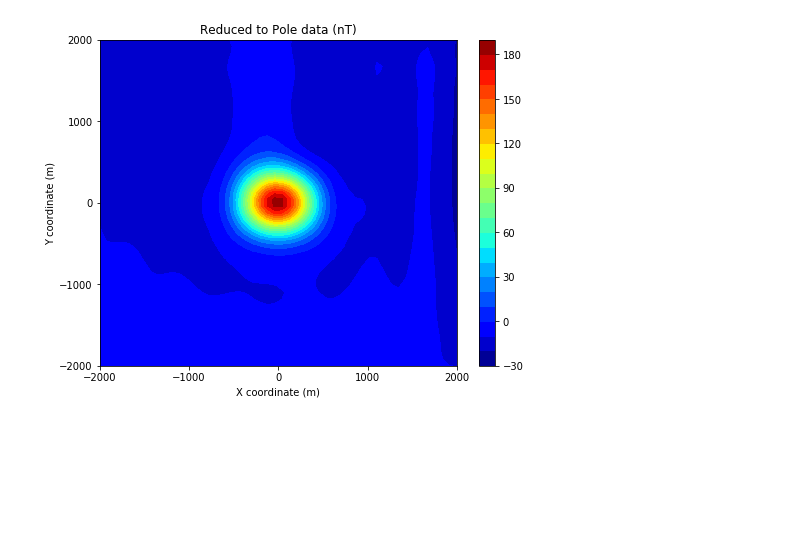
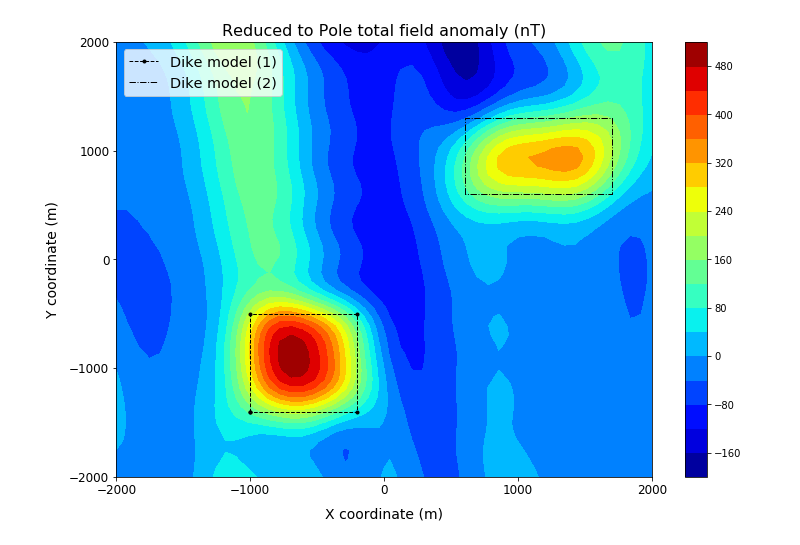
Before and after one commit to nelsondelimar/master, a Jupyter notebook: correlation_eqlayer.ipynb, the cells around one changed output. Saved outputs shown, nothing was run; the diff lists cells and outputs as text; code cells hidden in the pictures; blank space fills up the shorter version.

```diff
--- a/correlation_eqlayer.ipynb
+++ b/correlation_eqlayer.ipynb
@@ -299,0 +610,3 @@ Variation:  0.6559 no unit
+# %%
+# Create the zero matrix
+Res3 = numpy.zeros_like(D3)
@@ -309,0 +638,16 @@ Variation:  1.0281 no unit
+# %%
+# Search for the maximum and minimum pair of inclination and declination
+imax3, jmax3 = numpy.where(Res3 == Res3.max())
+imin3, jmin3 = numpy.where(Res3 == Res3.min())
+incmax3 = float(I3[imax3, jmax3])
+decmax3 = float(D3[imax3, jmax3])
+incmin3 = float(I3[imin3, jmin3])
+decmin3 = float(D3[imin3, jmin3])
+print 'Verify correlation by equivalent layer:'
+print '(I,D) for maximum coefficient'
+print 'Inclination:', incmax3
+print 'Declination:', decmax3
+print
+print '(I,D) for minimum coefficient:'
+print 'Inclination:', incmin3
+print 'Declination:', decmin3
@@ -363,16 +684,22 @@ pyplot.show()
 # %%
-# Calculate the true RTP
-rtp_res = rtp_layer(data, shape, eqlayer, shape_layer, inc, dec, incmax3, decmax3)
+# Computes the reduced data by equivalent layer (space domain)
+rtp3_eqlayer = rtp_layer(newdata, shape, eqlayer, shape_layer, inc, dec, incmax3, decmax3)
 # %%
 # Plotting the result
-pyplot.figure(figsize=(8, 6))
-pyplot.contourf(yobs, xobs, rtp_res,20, cmap = pyplot.cm.jet)
-pyplot.title('Reduced to Pole data (nT)')
-pyplot.xlabel('X coordinate (m)')
-pyplot.ylabel('Y coordinate (m)')
-pyplot.xticks(numpy.linspace(yobs.min(), yobs.max(), 5))
-pyplot.yticks(numpy.linspace(xobs.min(), xobs.max(), 5))
-pyplot.colorbar()
+pyplot.figure(figsize=(12, 8))
+pyplot.contourf(yobs.reshape(shape), xobs.reshape(shape), rtp3_eqlayer.reshape(shape),
+                20, cmap = pyplot.cm.jet)
+draw_prism(dike1[:4], linewidth=1., style = 'k.--', label = 'Dike model (1)', xy2ne=True)
+draw_prism(dike2[:4], linewidth=1., style = 'k-.', label = 'Dike model (2)', xy2ne=True)
+pyplot.legend(loc = 'upper left', fontsize = 'x-large')
+pyplot.title('Reduced to Pole total field anomaly (nT)', fontsize = 16)
+pyplot.xlabel('X coordinate (m)', fontsize = 14, labelpad = 10)
+pyplot.ylabel('Y coordinate (m)', fontsize = 14, labelpad = 10)
+pyplot.xticks(numpy.linspace(yobs.min(), yobs.max(), 5), fontsize = 12)
+pyplot.yticks(numpy.linspace(xobs.min(), xobs.max(), 5), fontsize = 12)
+pyplot.colorbar(orientation = 'vertical')
+
+pyplot.savefig('fig10-reducedtopole(2).png', dpi = 300, bbox_inches = 'tight')
 pyplot.show()
 # %% [output]
-[figure, old version]
+[figure, new version]
```
Also changed, not shown: parts of 72 cells of this notebook.
